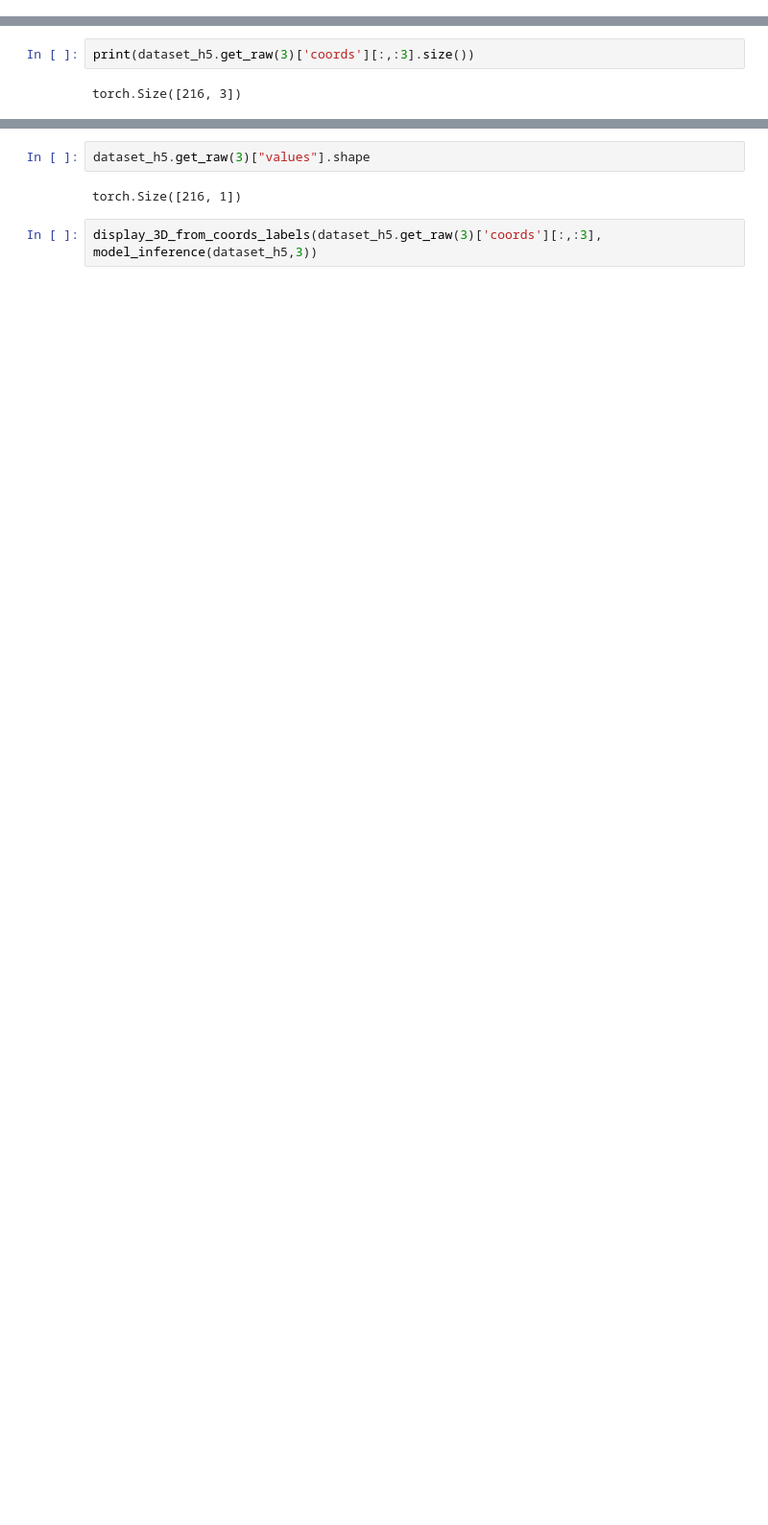
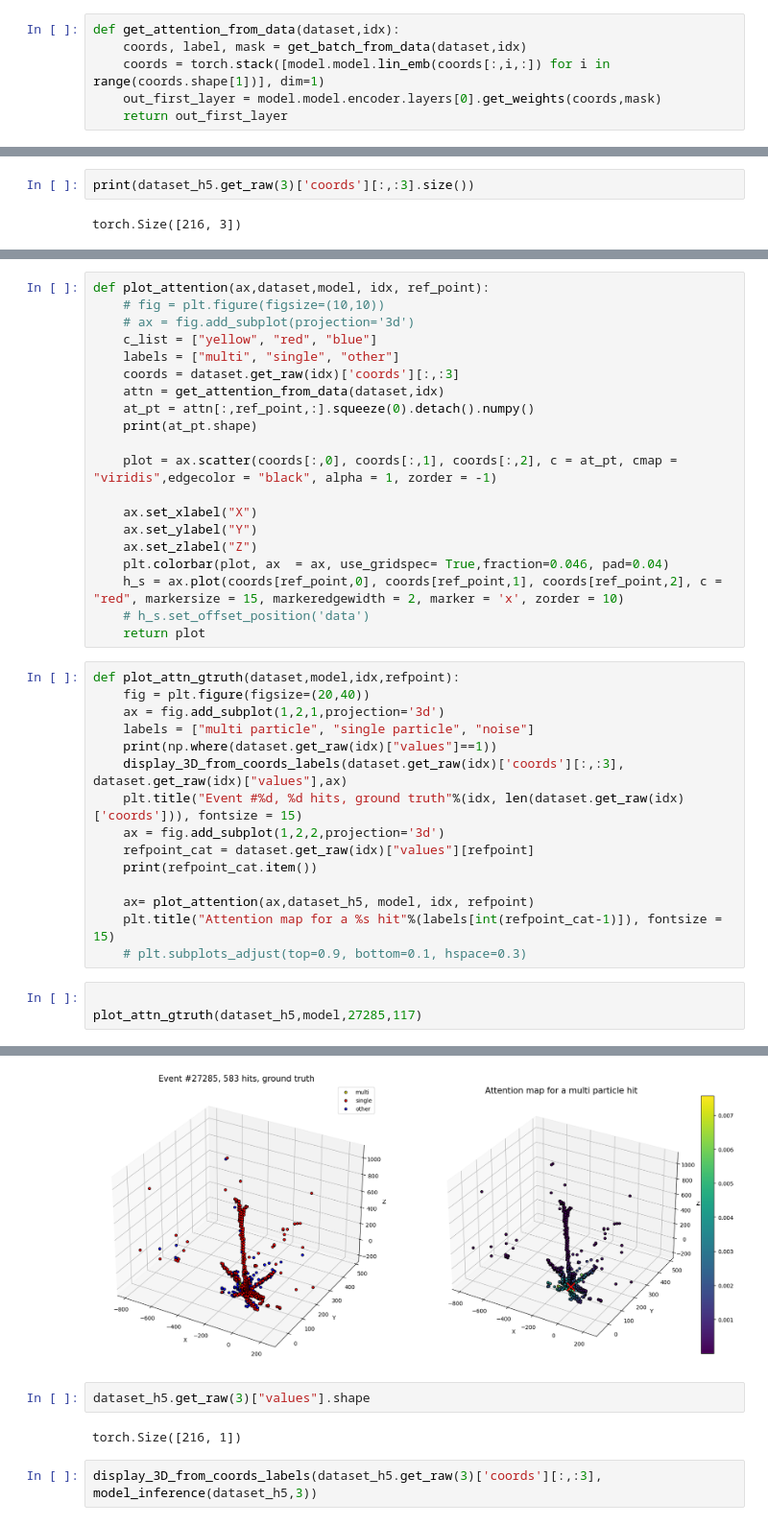
Before and after one commit to AntoineMsy/SemesterProject, a Jupyter notebook: notebooks/model_inference.ipynb, the cells around one changed output, grey strips where cells are left out. Shown at 96% size. Drawn from its saved outputs; the diff is of its cells as text; blank space fills up the shorter version.

Commit message:
Added attention weights plottng to model_inferece. Added scripts for plotting discriminators.

```diff
--- a/notebooks/model_inference.ipynb
+++ b/notebooks/model_inference.ipynb
@@ -22,3 +22,9 @@ def get_batch_from_data(dataset, idx):
 def model_inference(dataset, idx):
     coords, label, mask = get_batch_from_data(dataset,idx)
     return (torch.argmax(model(coords,mask), dim=2) +1).view(-1,1)
+# %%
+def get_attention_from_data(dataset,idx):
+    coords, label, mask = get_batch_from_data(dataset,idx)
+    coords = torch.stack([model.model.lin_emb(coords[:,i,:]) for i in range(coords.shape[1])], dim=1)
+    out_first_layer = model.model.encoder.layers[0].get_weights(coords,mask)
+    return out_first_layer
@@ -57,0 +70,39 @@ torch.Size([216, 3])
+# %%
+def plot_attention(ax,dataset,model, idx, ref_point):
+    # fig = plt.figure(figsize=(10,10))
+    # ax = fig.add_subplot(projection='3d')
+    c_list = ["yellow", "red", "blue"]
+    labels = ["multi", "single", "other"]
+    coords = dataset.get_raw(idx)['coords'][:,:3]
+    attn = get_attention_from_data(dataset,idx)
+    at_pt = attn[:,ref_point,:].squeeze(0).detach().numpy()
+    print(at_pt.shape)
+
+    plot = ax.scatter(coords[:,0], coords[:,1], coords[:,2], c = at_pt, cmap = "viridis",edgecolor = "black", alpha = 1, zorder = -1)
+
+    ax.set_xlabel("X")
+    ax.set_ylabel("Y")
+    ax.set_zlabel("Z")
+    plt.colorbar(plot, ax  = ax, use_gridspec= True,fraction=0.046, pad=0.04)
+    h_s = ax.plot(coords[ref_point,0], coords[ref_point,1], coords[ref_point,2], c = "red", markersize = 15, markeredgewidth = 2, marker = 'x', zorder = 10)
+    # h_s.set_offset_position('data')
+    return plot
+# %%
+def plot_attn_gtruth(dataset,model,idx,refpoint):
+    fig = plt.figure(figsize=(20,40))
+    ax = fig.add_subplot(1,2,1,projection='3d')
+    labels = ["multi particle", "single particle", "noise"]
+    print(np.where(dataset.get_raw(idx)["values"]==1))
+    display_3D_from_coords_labels(dataset.get_raw(idx)['coords'][:,:3], dataset.get_raw(idx)["values"],ax)
+    plt.title("Event #%d, %d hits, ground truth"%(idx, len(dataset.get_raw(idx)['coords'])), fontsize = 15)
+    ax = fig.add_subplot(1,2,2,projection='3d')
+    refpoint_cat = dataset.get_raw(idx)["values"][refpoint]
+    print(refpoint_cat.item())
+
+    ax= plot_attention(ax,dataset_h5, model, idx, refpoint)
+    plt.title("Attention map for a %s hit"%(labels[int(refpoint_cat-1)]), fontsize = 15)
+    # plt.subplots_adjust(top=0.9, bottom=0.1, hspace=0.3)
+# %%
+
+plot_attn_gtruth(dataset_h5,model,27285,117)
+# %% [output]
@@ -58,3 +115,4 @@ torch.Size([216, 3])
+[figure, added]
 # %%
 dataset_h5.get_raw(3)["values"].shape
 # %% [output]
```
Also changed, not shown: parts of 7 cells of this notebook, 12 other files.
